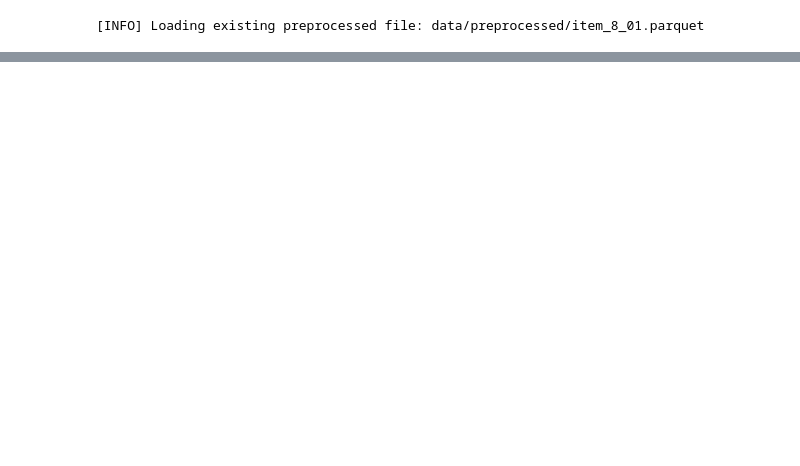
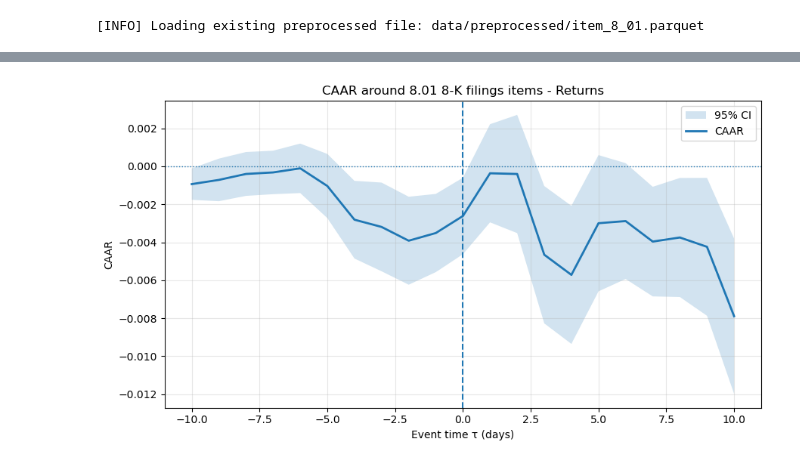
Before and after one commit to Wfiles/iti-8k-analysis, a Jupyter notebook: nlp_8k.ipynb, the cells around one changed output, grey strips where cells are left out. Saved outputs shown, nothing was run; the diff lists cells and outputs as text; code cells hidden in the pictures; blank space fills up the shorter version.

```diff
--- a/nlp_8k.ipynb
+++ b/nlp_8k.ipynb
@@ -71,0 +98,15 @@ df_filings.filter(pl.col("is_inline_xbrl") == 1).filter(pl.col("items") == "2.02
+# %%
+item_8_01_results_returns = event_study(
+    df_events=df_events.to_pandas(),
+    window_before=10,
+    window_after=10,
+    est_window=500,
+    gap=30,
+    min_obs=250,
+    market_model='fama-mom',
+    subject = 'returns')
+# %%
+item_8_01_caar_returns = compute_caar_ci(item_8_01_results_returns)
+plot_caar_ci(item_8_01_caar_returns, title='CAAR around 8.01 8-K filings items - Returns')
+# %% [output]
+[figure, added]
```
Also changed, not shown: parts of 22 cells of this notebook.
